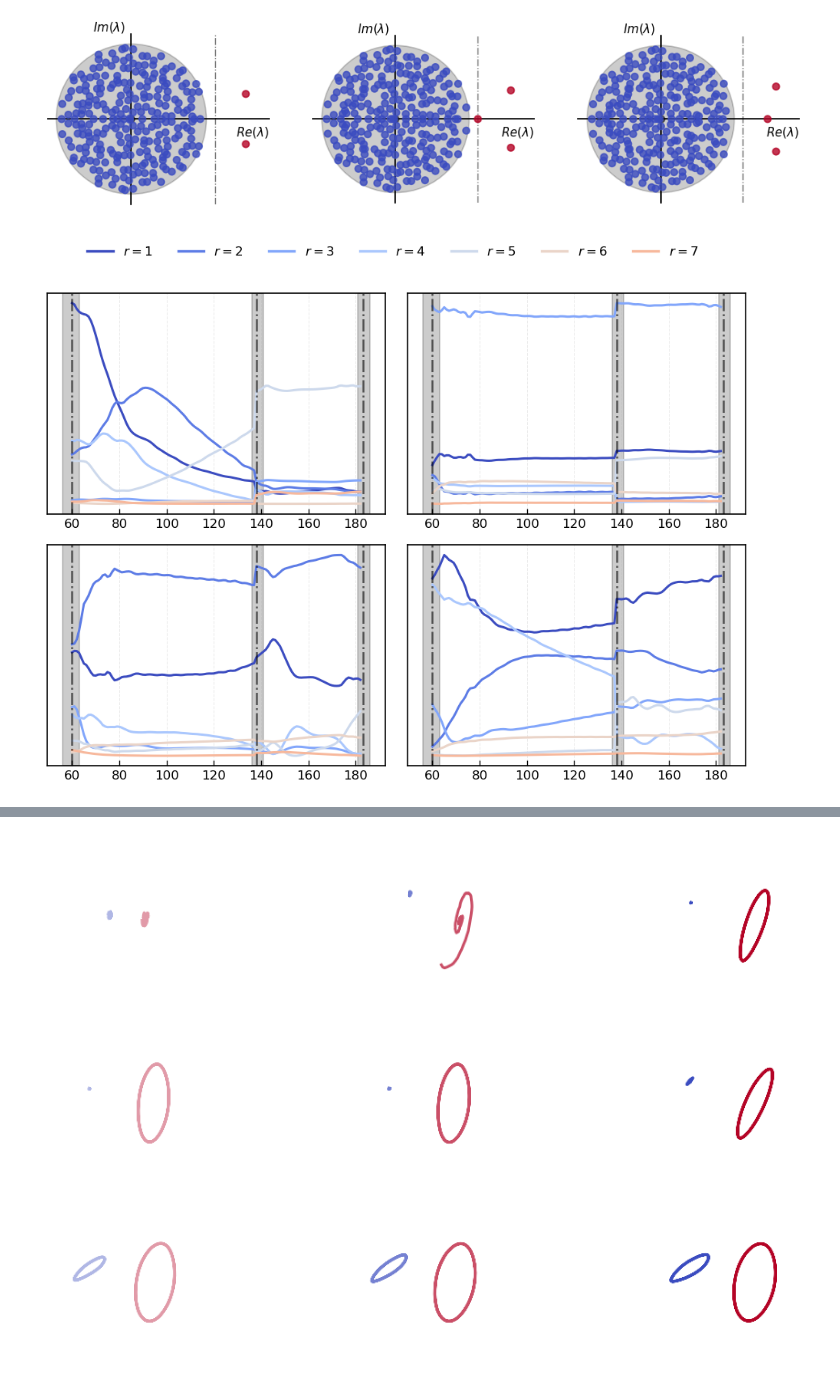
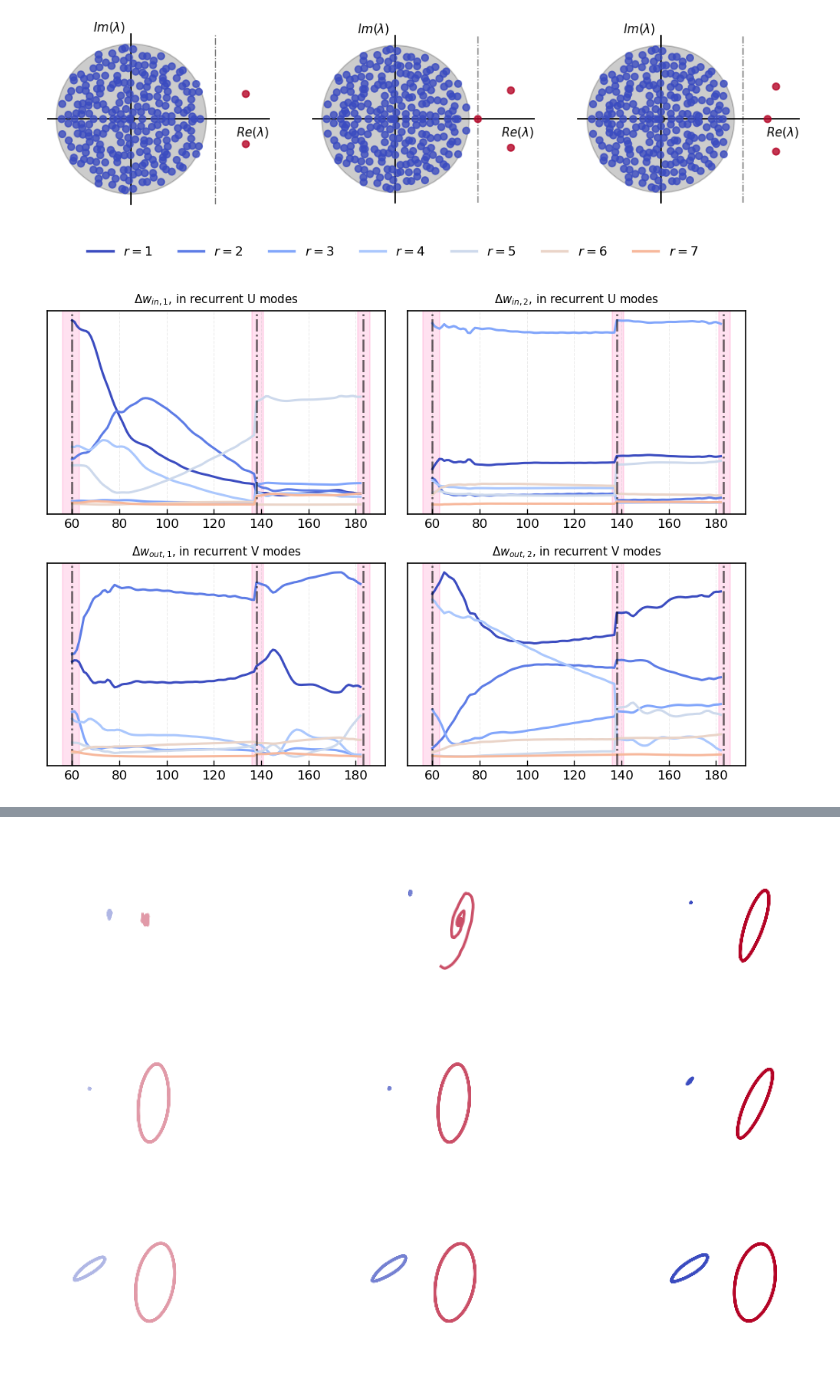
Before and after one commit to trintingnant/attractor_recycling_rnns, a Jupyter notebook: figure_generation/tutorial_training_dynamics.ipynb, the cells around one changed output, grey strips where cells are left out. Drawn from its saved outputs; the diff is of its cells as text; code cells hidden in the pictures.

```diff
--- a/figure_generation/tutorial_training_dynamics.ipynb
+++ b/figure_generation/tutorial_training_dynamics.ipynb
@@ -139,7 +139,7 @@ for event in learning_events["events"]:
 
         ax.axvspan(event["start_idx"],
                    event["end_idx"],
-                   color="black",
+                   color="hotpink",
                    alpha=.2)
 
 # plt.savefig("Figures/Figures_4/learning_windows_loss.png")
@@ -163,11 +202,11 @@ for event in learning_events["events"]:
 
         ax.axvspan(event["start_idx"],
                    event["end_idx"],
-                   color="black",
+                   color="hotpink",
                    alpha=.2)
 
 
 
-# plt.savefig("Figures/Figures_4/weight_change_singular_values_with_learning_windows.png")
+plt.savefig("Figures/Figures_4/weight_change_singular_values_with_learning_windows.png")
 plt.show()
 # %% [output]
@@ -248,13 +287,23 @@ for ax in axs:
 
         ax.axvspan(event["start_idx"],
                    event["end_idx"],
-                   color="black",
+                   color="hotpink",
                    alpha=.2)
 
         ax.set_ylabel("rank",
                       rotation=90,
                       labelpad=5)
 
-fig.tight_layout()
+vmax = np.max([np.nanmax(G) for G in [
+    G_marginal, G_marginal_out, G_marginal_in
+]])
+
+print(vmax)
+
+
+# After plotting all three:
+fig.colorbar(im, ax=axs, location="bottom", pad=0.125, fraction=.045)
+
+plt.savefig("Figures/Figures_4/grads_with_colorbar.png")
 plt.show()
 # %% [output]
@@ -282,10 +332,26 @@ colors = get_colors(num_colors=MAX_RANK + 2) # why? This is random.
 fig, axs = plt.subplots(2, 2, figsize=(8, 6))
 xvals = range(centres[0], centres[0] + dWin_marginal.shape[0])
 axs[0,0].plot(xvals, dWin_marginal[:,0,:])
-axs[0,0].set_title(r"$\Delta w_{in, 1}$,in")
 axs[0,1].plot(xvals, dWin_marginal[:,1,:])
 axs[1,0].plot(xvals, dWout_marginal[:,0,:])
 axs[1,1].plot(xvals, dWout_marginal[:,1,:])
+
+axs[0,0].set_title(
+    r"$\Delta w_{in, 1}$, in recurrent U modes",
+    fontsize=9
+    )
+axs[0,1].set_title(
+    r"$\Delta w_{in, 2}$, in recurrent U modes",
+    fontsize=9
+    )
+axs[1,0].set_title(
+    r"$\Delta w_{out, 1}$, in recurrent V modes",
+    fontsize=9
+    )
+axs[1,1].set_title(
+    r"$\Delta w_{out, 2}$, in recurrent V modes",
+    fontsize=9
+    )
 
 for ax in fig.axes:
 
@@ -298,34 +364,34 @@ for ax in fig.axes:
 
         ax.axvspan(event["start_idx"],
                    event["end_idx"],
-                   color="black",
+                   color="hotpink",
                    alpha=.2)
 
         ax.set_yticks([])
 
 handles = [
     Line2D(
         [0], [0],
         color=colors[r],
         lw=2,
         label=f"$r={r+1}$"
     )
     for r in range(MAX_RANK)
 ]
 
 fig.legend(
     handles=handles,
     loc="upper center",
     ncol=MAX_RANK,
     frameon=False,
     bbox_to_anchor=(0.5, 1.02)
 )
 
 
 fig.tight_layout(
     rect=[0, 0, 1, .94]
 )
-
+plt.savefig("Figures/Figures_4/IO.png")
 plt.show()
 # %% [output]
-[figure, old version]
+[figure, new version]
```
Also changed, not shown: parts of 18 cells of this notebook.
